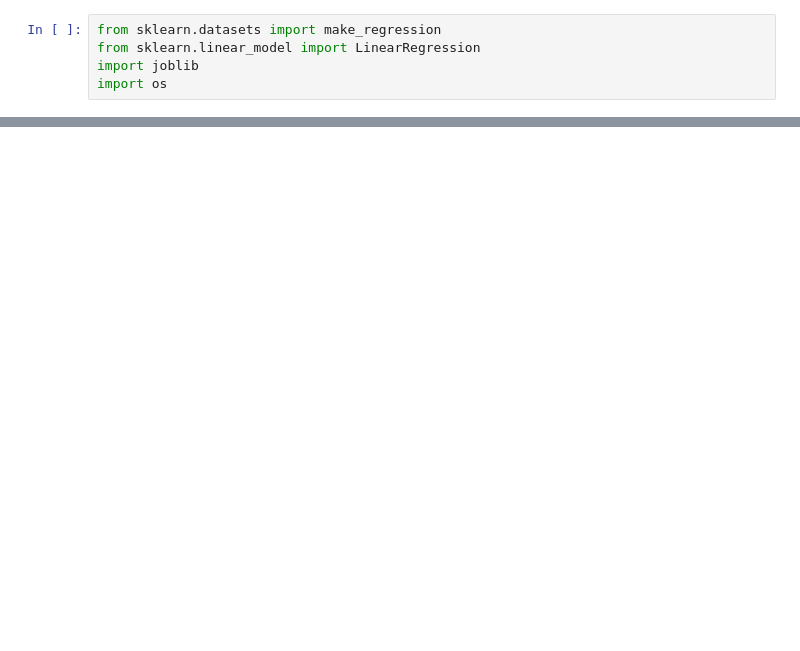
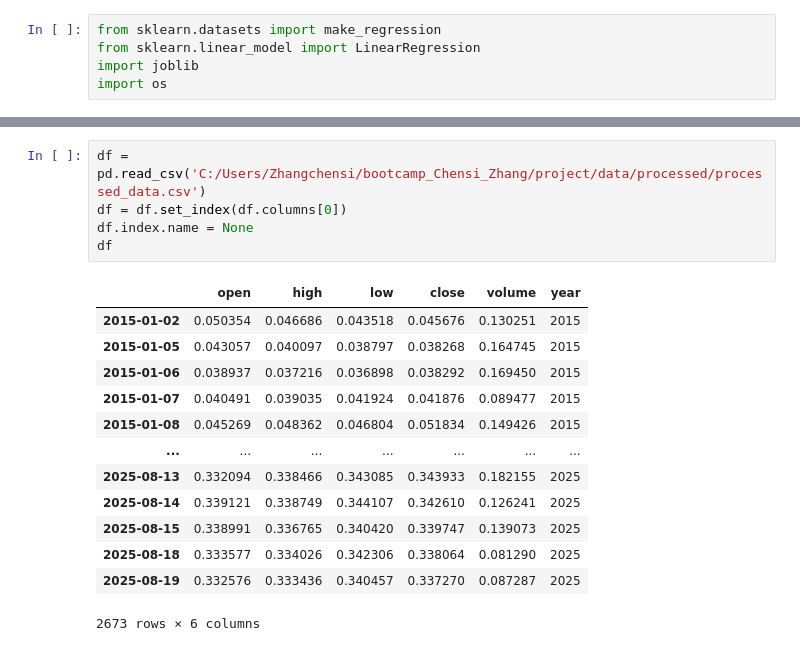
Before and after one commit to ChensiZhang/bootcamp_Chensi_Zhang, a Jupyter notebook: homework/stage13-productization/model.ipynb, the cells around one changed output, grey strips where cells are left out. Saved outputs shown, nothing was run; the diff lists cells and outputs as text; blank space fills up the shorter version.

```diff
--- a/homework/stage13-productization/model.ipynb
+++ b/homework/stage13-productization/model.ipynb
@@ -5,0 +21,19 @@ import os
+# %%
+df = pd.read_csv('C:/Users/Zhangchensi/bootcamp_Chensi_Zhang/project/data/processed/processed_data.csv')
+df = df.set_index(df.columns[0])
+df.index.name = None
+df
+# %% [output]
+|  | open | high | low | close | volume | year |
+| 2015-01-02 | 0.050354 | 0.046686 | 0.043518 | 0.045676 | 0.130251 | 2015 |
+| 2015-01-05 | 0.043057 | 0.040097 | 0.038797 | 0.038268 | 0.164745 | 2015 |
+| 2015-01-06 | 0.038937 | 0.037216 | 0.036898 | 0.038292 | 0.169450 | 2015 |
+| 2015-01-07 | 0.040491 | 0.039035 | 0.041924 | 0.041876 | 0.089477 | 2015 |
+| 2015-01-08 | 0.045269 | 0.048362 | 0.046804 | 0.051834 | 0.149426 | 2015 |
+| ... | ... | ... | ... | ... | ... | ... |
+| 2025-08-13 | 0.332094 | 0.338466 | 0.343085 | 0.343933 | 0.182155 | 2025 |
+| 2025-08-14 | 0.339121 | 0.338749 | 0.344107 | 0.342610 | 0.126241 | 2025 |
+| 2025-08-15 | 0.338991 | 0.336765 | 0.340420 | 0.339747 | 0.139073 | 2025 |
+| 2025-08-18 | 0.333577 | 0.334026 | 0.342306 | 0.338064 | 0.081290 | 2025 |
+| 2025-08-19 | 0.332576 | 0.333436 | 0.340457 | 0.337270 | 0.087287 | 2025 |
+2673 rows × 6 columns
```
Also changed, not shown: parts of 11 cells of this notebook, 5 other files.
